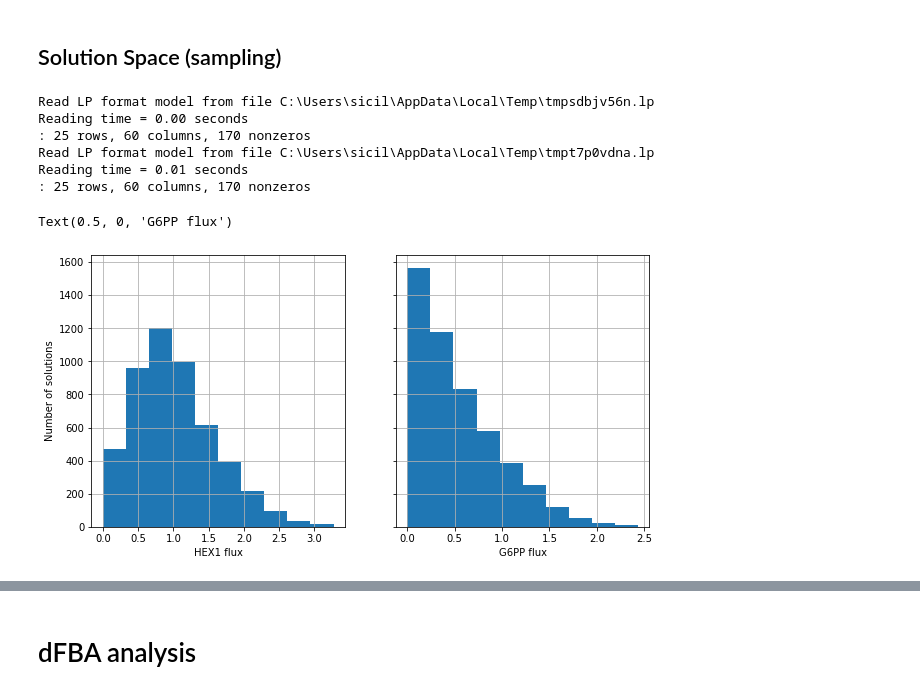
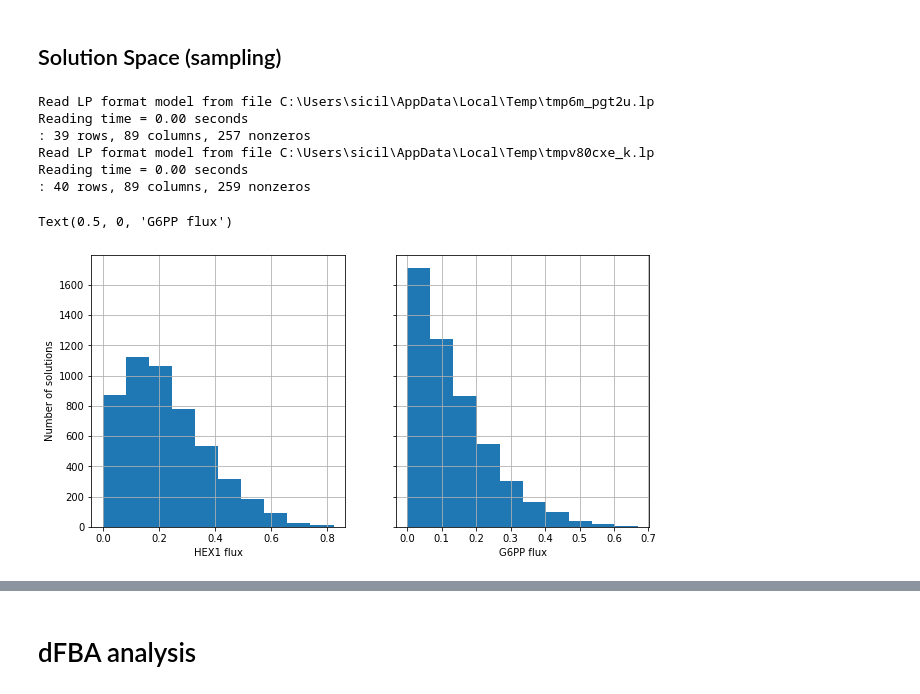
Before and after one commit to Sicily-maker/LiverModel, a Jupyter notebook: 0.0.3-gly_gluco_glycogen_no_cpmt_switch.ipynb, the cells around one changed output, grey strips where cells are left out. Cells and saved outputs as stored; diff of their text form; code cells hidden in the pictures.

Commit message:
glycogen added

```diff
--- a/0.0.3-gly_gluco_glycogen_no_cpmt_switch.ipynb
+++ b/0.0.3-gly_gluco_glycogen_no_cpmt_switch.ipynb
@@ -232,5 +306,29 @@ Builder(highlight_missing=True)
+# %%
+futile_cycle_1 = trial.problem.Constraint(
+    trial.reactions.PFK.flux_expression - trial.reactions.FBP.flux_expression,
+    lb=-10,
+    ub=10)
+trial.add_cons_vars(futile_cycle_1)
+
+
+futile_cycle_2 = trial.problem.Constraint(
+    trial.reactions.HEX1.flux_expression - trial.reactions.G6PP.flux_expression,
+    lb=-10,
+    ub=10)
+trial.add_cons_vars(futile_cycle_2)
+
+
+futile_cycle_3 = trial.problem.Constraint(
+    trial.reactions.PYK.flux_expression - trial.reactions.PCm.flux_expression,
+    lb=-10,
+    ub=10)
+trial.add_cons_vars(futile_cycle_3)
+
+# . It generally is accepted that in an overnight, post-absorptive state,
+#  the contribution of glycogenolysis and gluconeogenesis to overall glucose production is approximately equal.
+# https://onlinelibrary.wiley.com/doi/10.1002/dmrr.863
 # %%
-trial.objective = "EX_glygn2"
+trial.objective = "EX_glc__D"
 flux_solution = trial.optimize()
-flux_solution.fluxes
+flux_solution
 # %% [output]
@@ -250 +348,7 @@ Optimal solution with objective value 85.714
 43 rows × 2 columns
+# %%
+with trial:
+    trial.objective = {trial.reactions.EX_glc__D: 0.5,
+    trial.reactions.EX_glygn2: 0.5 }
+    trial.optimize()
+    print(trial.reactions.EX_glygn2.flux)
@@ -405,24 +448,28 @@ ax
 # %%
 combined =trial.copy()
 combined.objective= "EX_glc__D"
 flux_solution = combined.optimize()
+co = combined.problem.Constraint(combined.reactions.EX_glc__D.flux_expression, lb=0)
+combined.add_cons_vars([co])
+
+
 df = cobra.sampling.sample(combined, 5000, method = "optgp", processes = 4)
 
 fig, axes = plt.subplots(1, 2, figsize=(10, 5), sharey=True)
 ax = axes[0]
 df['HEX1'].hist(ax=ax)
 ax.set_xlabel('HEX1 flux')
 ax.set_ylabel('Number of solutions')
 
 ax = axes[1]
 ax = df['G6PP'].hist(ax=ax)
 ax.set_xlabel('G6PP flux')
 # %% [output]
-Read LP format model from file C:\Users\sicil\AppData\Local\Temp\tmpsdbjv56n.lp
+Read LP format model from file C:\Users\sicil\AppData\Local\Temp\tmp6m_pgt2u.lp
 Reading time = 0.00 seconds
-: 25 rows, 60 columns, 170 nonzeros
-Read LP format model from file C:\Users\sicil\AppData\Local\Temp\tmpt7p0vdna.lp
-Reading time = 0.01 seconds
-: 25 rows, 60 columns, 170 nonzeros
+: 39 rows, 89 columns, 257 nonzeros
+Read LP format model from file C:\Users\sicil\AppData\Local\Temp\tmpv80cxe_k.lp
+Reading time = 0.00 seconds
+: 40 rows, 89 columns, 259 nonzeros
 Text(0.5, 0, 'G6PP flux')
-[figure, old version]
+[figure, new version]
```
Also changed, not shown: parts of 59 cells of this notebook, 7 other files.
